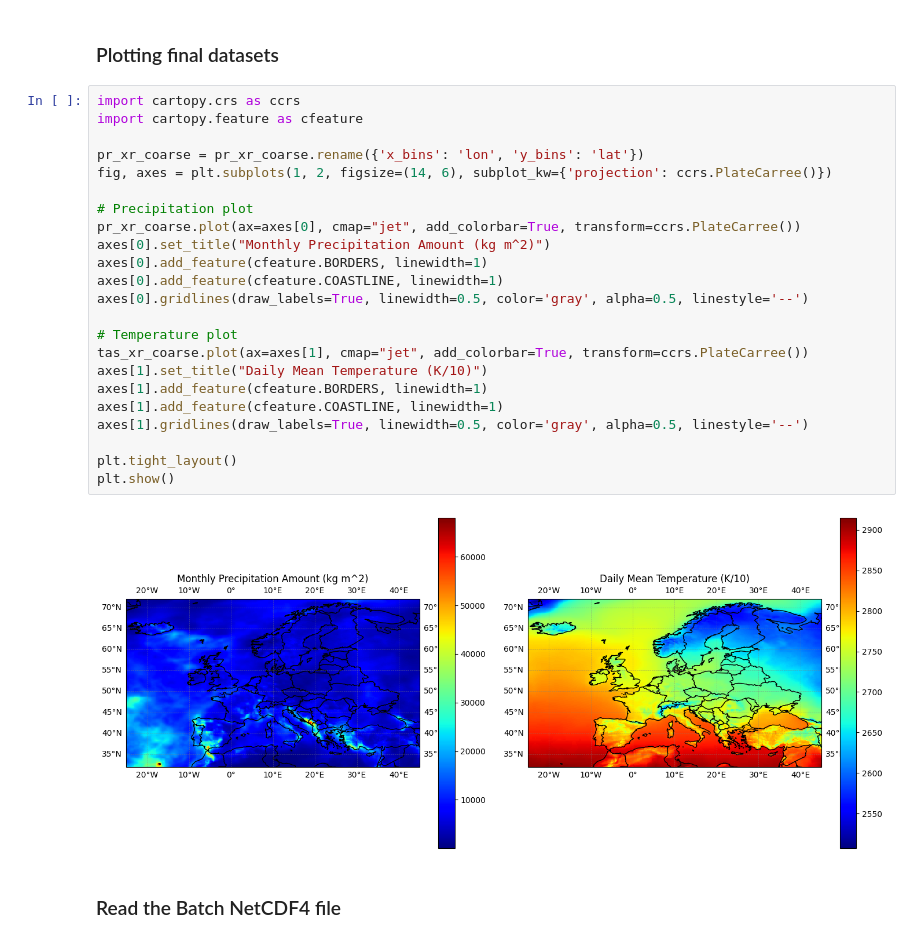
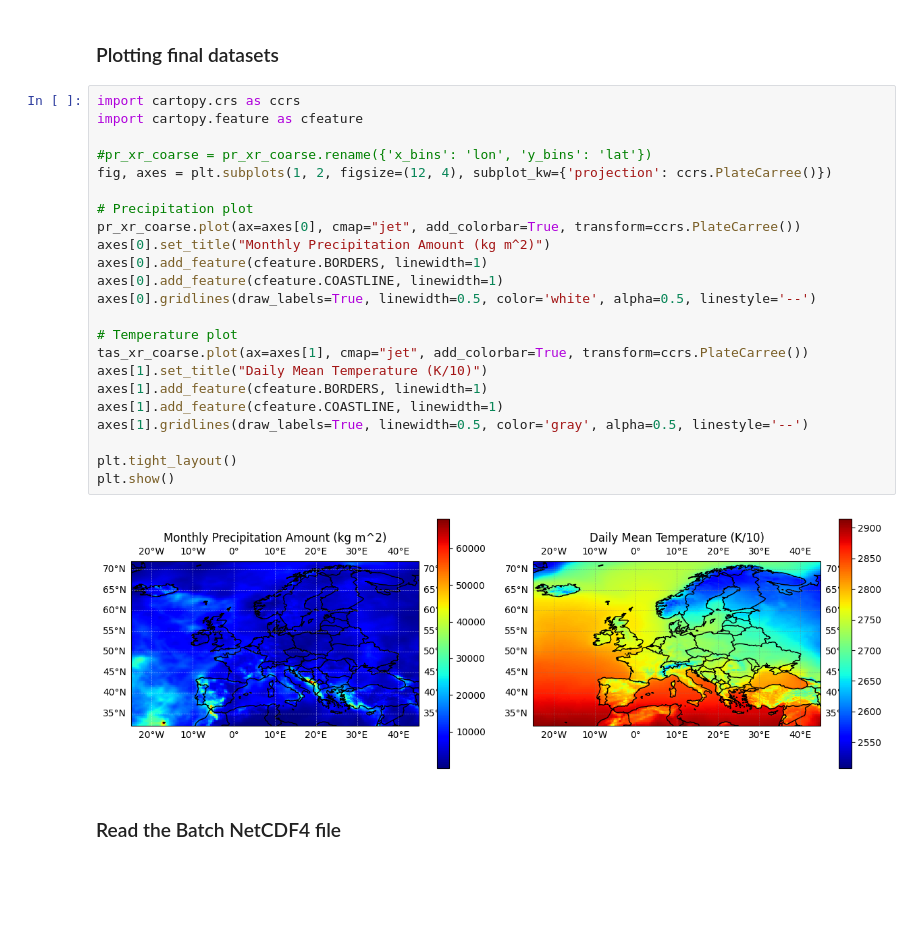
Before and after one commit to BioDT/bfm-finetune, a Jupyter notebook: notebooks/chelsa_2010_tas_pr.ipynb, the cells around one changed output. Saved outputs shown, nothing was run; the diff lists cells and outputs as text; blank space fills up the shorter version.

```diff
--- a/notebooks/chelsa_2010_tas_pr.ipynb
+++ b/notebooks/chelsa_2010_tas_pr.ipynb
@@ -92,28 +93,28 @@ plt.show()
 # %%
 import cartopy.crs as ccrs
 import cartopy.feature as cfeature
 
-pr_xr_coarse = pr_xr_coarse.rename({'x_bins': 'lon', 'y_bins': 'lat'})
-fig, axes = plt.subplots(1, 2, figsize=(14, 6), subplot_kw={'projection': ccrs.PlateCarree()})
+#pr_xr_coarse = pr_xr_coarse.rename({'x_bins': 'lon', 'y_bins': 'lat'})
+fig, axes = plt.subplots(1, 2, figsize=(12, 4), subplot_kw={'projection': ccrs.PlateCarree()})
 
 # Precipitation plot
 pr_xr_coarse.plot(ax=axes[0], cmap="jet", add_colorbar=True, transform=ccrs.PlateCarree())
 axes[0].set_title("Monthly Precipitation Amount (kg m^2)")
 axes[0].add_feature(cfeature.BORDERS, linewidth=1)
 axes[0].add_feature(cfeature.COASTLINE, linewidth=1)
-axes[0].gridlines(draw_labels=True, linewidth=0.5, color='gray', alpha=0.5, linestyle='--')
+axes[0].gridlines(draw_labels=True, linewidth=0.5, color='white', alpha=0.5, linestyle='--')
 
 # Temperature plot
 tas_xr_coarse.plot(ax=axes[1], cmap="jet", add_colorbar=True, transform=ccrs.PlateCarree())
 axes[1].set_title("Daily Mean Temperature (K/10)")
 axes[1].add_feature(cfeature.BORDERS, linewidth=1)
 axes[1].add_feature(cfeature.COASTLINE, linewidth=1)
 axes[1].gridlines(draw_labels=True, linewidth=0.5, color='gray', alpha=0.5, linestyle='--')
 
 plt.tight_layout()
 plt.show()
 # %% [output]
-[figure, old version]
+[figure, new version]
 # %% [markdown]
 ### Read the Batch NetCDF4 file
 # %%
```
Also changed, not shown: parts of 21 cells of this notebook, 7 other files.
